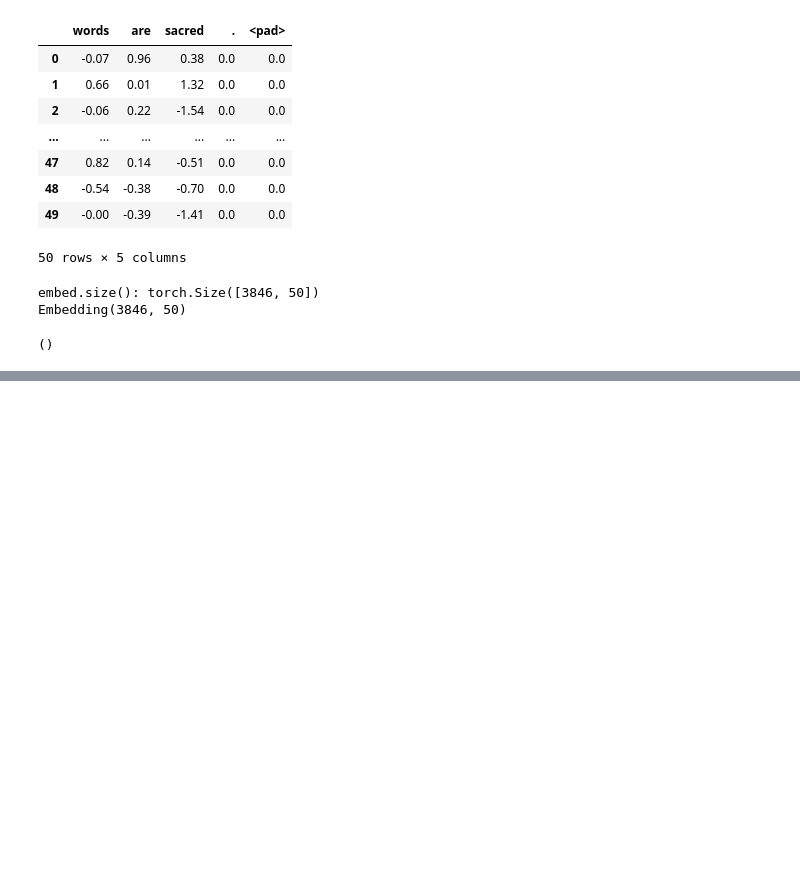
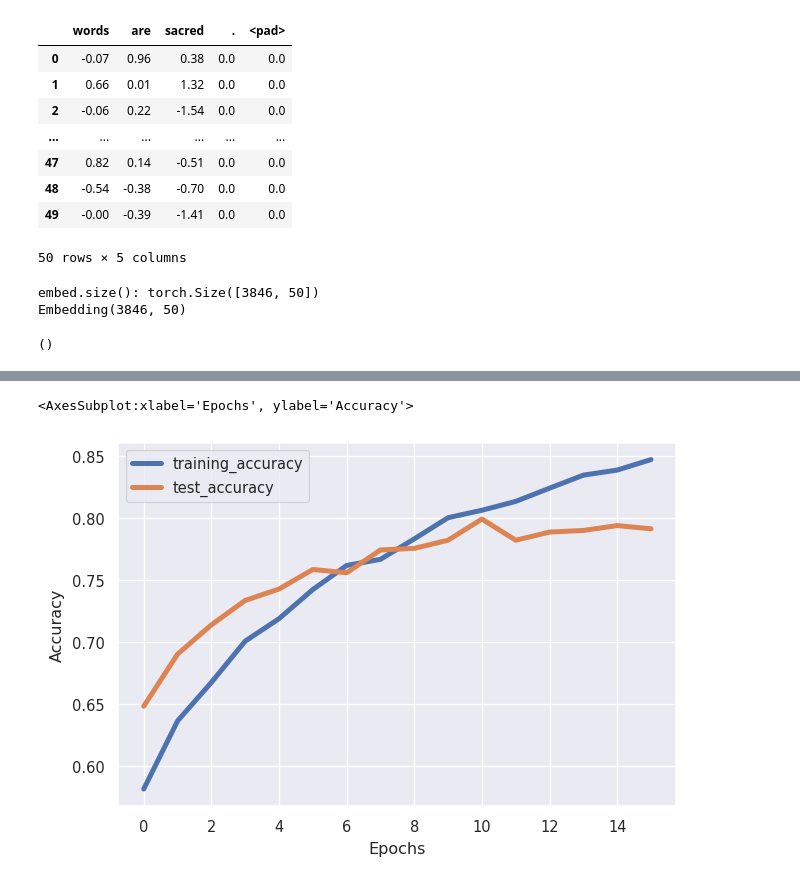
Before and after one commit to kiranraathod/nlpia2, a Jupyter notebook: src/nlpia2/ch07/ch07.ipynb, the cells around one changed output, grey strips where cells are left out. Cells and saved outputs as stored; diff of their text form; code cells hidden in the pictures; blank space fills up the shorter version.

Commit message:
plot

```diff
--- a/src/nlpia2/ch07/ch07.ipynb
+++ b/src/nlpia2/ch07/ch07.ipynb
@@ -512,3 +512,38 @@ def compute_output_seq_len(input_seq_len, kernel_lengths, stride):
 
     # return the len of a "flattened" vector that is passed into a fully connected (Linear) layer
     return out_pool_total
+# %%
+import json
+import pandas as pd
+from pathlib import Path
+
+pd.options.display.max_columns = 100
+pd.options.display.max_rows = 40
+
+
+def best_hyperparms():
+    paths = list((Path.home() / '.nlpia2-data' / 'log').glob('*'))
+    df = []
+    for p in paths:
+        d = json.load(p.open())
+        df.append({k: d.get(k) for k in d.keys() if k not in ('learning_curve', 'y_test', 'y_train')})
+        df[-1]['filename'] = p.name[-12:-5]
+    df = pd.DataFrame(df)
+    df.sort_values('test_accuracy').round(2).tail(10).T
+
+
+def learning_curve(filepath=Path.home() / '.nlpia2-data' / 'log' / 'disaster_tweets_cnn_pipeline_14728.json'):
+    with Path(filepath).open() as fin:
+        results = json.load(fin)
+
+    curve = pd.DataFrame(results['learning_curve'],
+                         columns=['loss', 'training_accuracy', 'test_accuracy'])
+    return curve
+# %%
+curve = learning_curve()
+
+accuracy = curve[['training_accuracy', 'test_accuracy']]
+accuracy.plot(linewidth=3, xlabel='Epochs', ylabel='Accuracy')
+# %% [output]
+<AxesSubplot:xlabel='Epochs', ylabel='Accuracy'>
+[figure, added]
```
Also changed, not shown: parts of 4 cells of this notebook, 2 other files.
